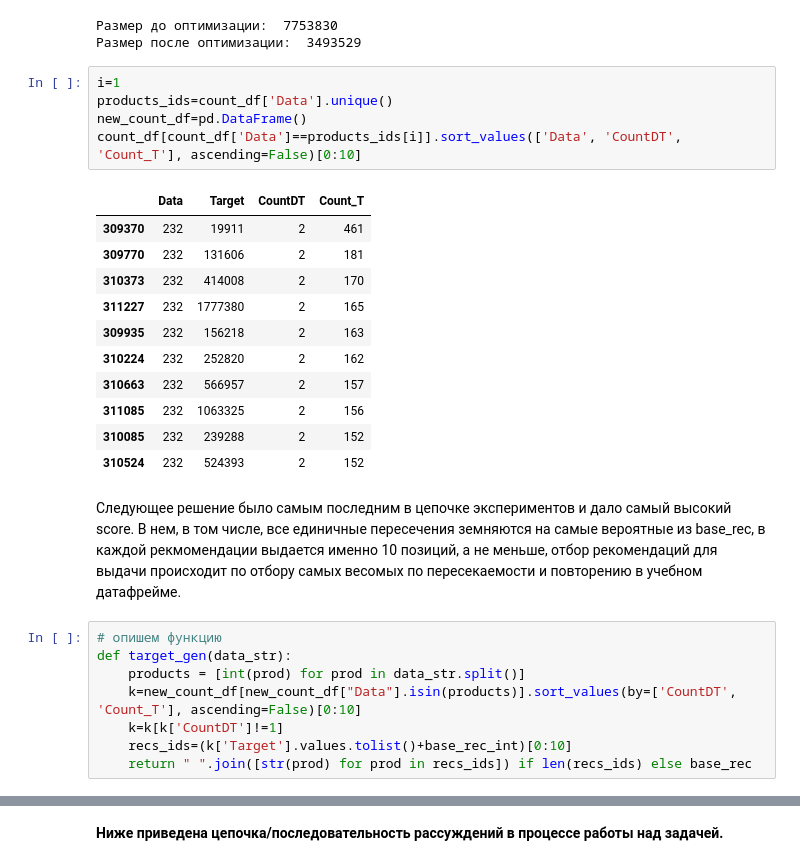
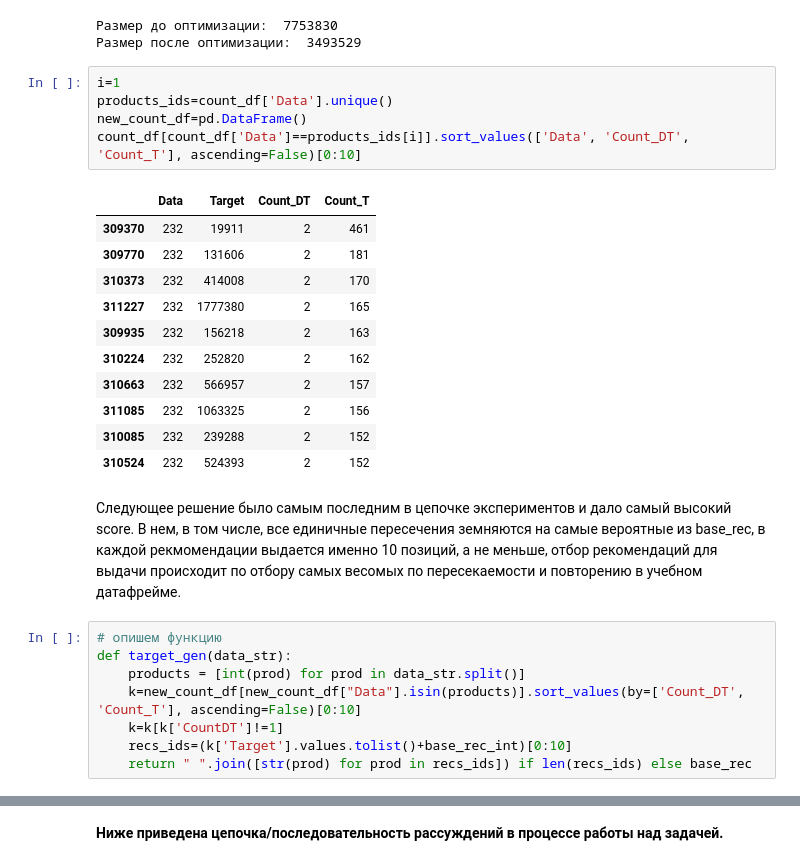
Before and after one commit to SorokaD/Interview_tasks, a Jupyter notebook: 14.02.22 WB RecommSyst_final.ipynb, the cells around one changed output, grey strips where cells are left out. Cells and saved outputs as stored; diff of their text form.

```diff
--- a/14.02.22 WB RecommSyst_final.ipynb
+++ b/14.02.22 WB RecommSyst_final.ipynb
@@ -211,10 +211,10 @@ print('Размер после оптимизации: ',new_count_df.shape[0])
 # %%
 i=1
 products_ids=count_df['Data'].unique()
 new_count_df=pd.DataFrame()
-count_df[count_df['Data']==products_ids[i]].sort_values(['Data', 'CountDT', 'Count_T'], ascending=False)[0:10]
+count_df[count_df['Data']==products_ids[i]].sort_values(['Data', 'Count_DT', 'Count_T'], ascending=False)[0:10]
 # %% [output]
-|  | Data | Target | CountDT | Count_T |
+|  | Data | Target | Count_DT | Count_T |
 | 309370 | 232 | 19911 | 2 | 461 |
 | 309770 | 232 | 131606 | 2 | 181 |
 | 310373 | 232 | 414008 | 2 | 170 |
@@ -231,7 +231,7 @@ count_df[count_df['Data']==products_ids[i]].sort_values(['Data', 'CountDT', 'Cou
 # опишем функцию
 def target_gen(data_str):
     products = [int(prod) for prod in data_str.split()]
-    k=new_count_df[new_count_df["Data"].isin(products)].sort_values(by=['CountDT', 'Count_T'], ascending=False)[0:10]
+    k=new_count_df[new_count_df["Data"].isin(products)].sort_values(by=['Count_DT', 'Count_T'], ascending=False)[0:10]
     k=k[k['CountDT']!=1]
     recs_ids=(k['Target'].values.tolist()+base_rec_int)[0:10]
     return " ".join([str(prod) for prod in recs_ids]) if len(recs_ids) else base_rec
```
Also changed, not shown: parts of 21 cells of this notebook.
